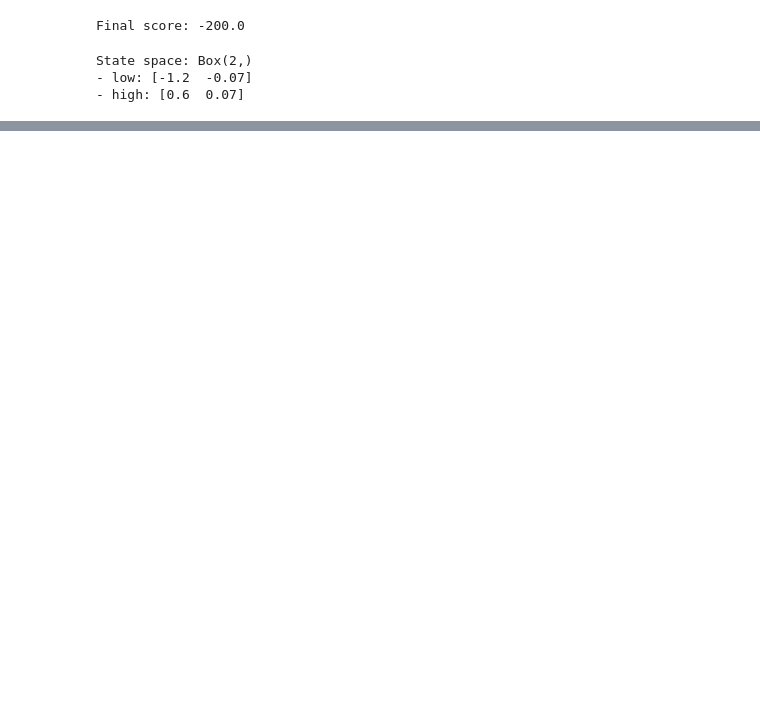
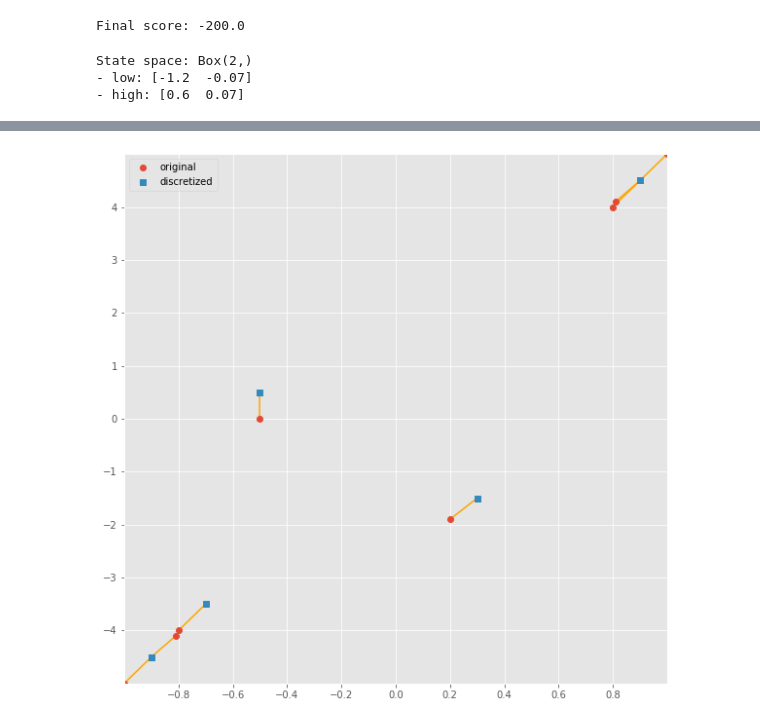
Before and after one commit to TasneemOmara/Mountain-Car-Problem, a Jupyter notebook: MountainCarQLearning.ipynb, the cells around one changed output, grey strips where cells are left out. Saved outputs shown, nothing was run; the diff lists cells and outputs as text; code cells hidden in the pictures; blank space fills up the shorter version.

```diff
--- a/MountainCarQLearning.ipynb
+++ b/MountainCarQLearning.ipynb
@@ -65,0 +187,36 @@ Action space samples:
+# %%
+import matplotlib.collections as mc
+
+def visualize_samples(samples, discretized_samples, grid, low=None, high=None):
+    """Visualize original and discretized samples on a given 2-dimensional grid."""
+
+    fig, ax = plt.subplots(figsize=(10, 10))
+
+    # Show grid
+    ax.xaxis.set_major_locator(plt.FixedLocator(grid[0]))
+    ax.yaxis.set_major_locator(plt.FixedLocator(grid[1]))
+    ax.grid(True)
+
+    # If bounds (low, high) are specified, use them to set axis limits
+    if low is not None and high is not None:
+        ax.set_xlim(low[0], high[0])
+        ax.set_ylim(low[1], high[1])
+    else:
+        # Otherwise use first, last grid locations as low, high (for further mapping discretized samples)
+        low = [splits[0] for splits in grid]
+        high = [splits[-1] for splits in grid]
+
+    # Map each discretized sample (which is really an index) to the center of corresponding grid cell
+    grid_extended = np.hstack((np.array([low]).T, grid, np.array([high]).T))  # add low and high ends
+    grid_centers = (grid_extended[:, 1:] + grid_extended[:, :-1]) / 2  # compute center of each grid cell
+    locs = np.stack(grid_centers[i, discretized_samples[:, i]] for i in range(len(grid))).T  # map discretized samples
+
+    ax.plot(samples[:, 0], samples[:, 1], 'o')  # plot original samples
+    ax.plot(locs[:, 0], locs[:, 1], 's')  # plot discretized samples in mapped locations
+    ax.add_collection(mc.LineCollection(list(zip(samples, locs)), colors='orange'))  # add a line connecting each original-discretized sample
+    ax.legend(['original', 'discretized'])
+# %%
+# Default, 10 bins
+visualize_samples(samples, discretized_samples, grid, low, high)
+# %% [output]
+[figure, added]
```
Also changed, not shown: parts of 17 cells of this notebook.
